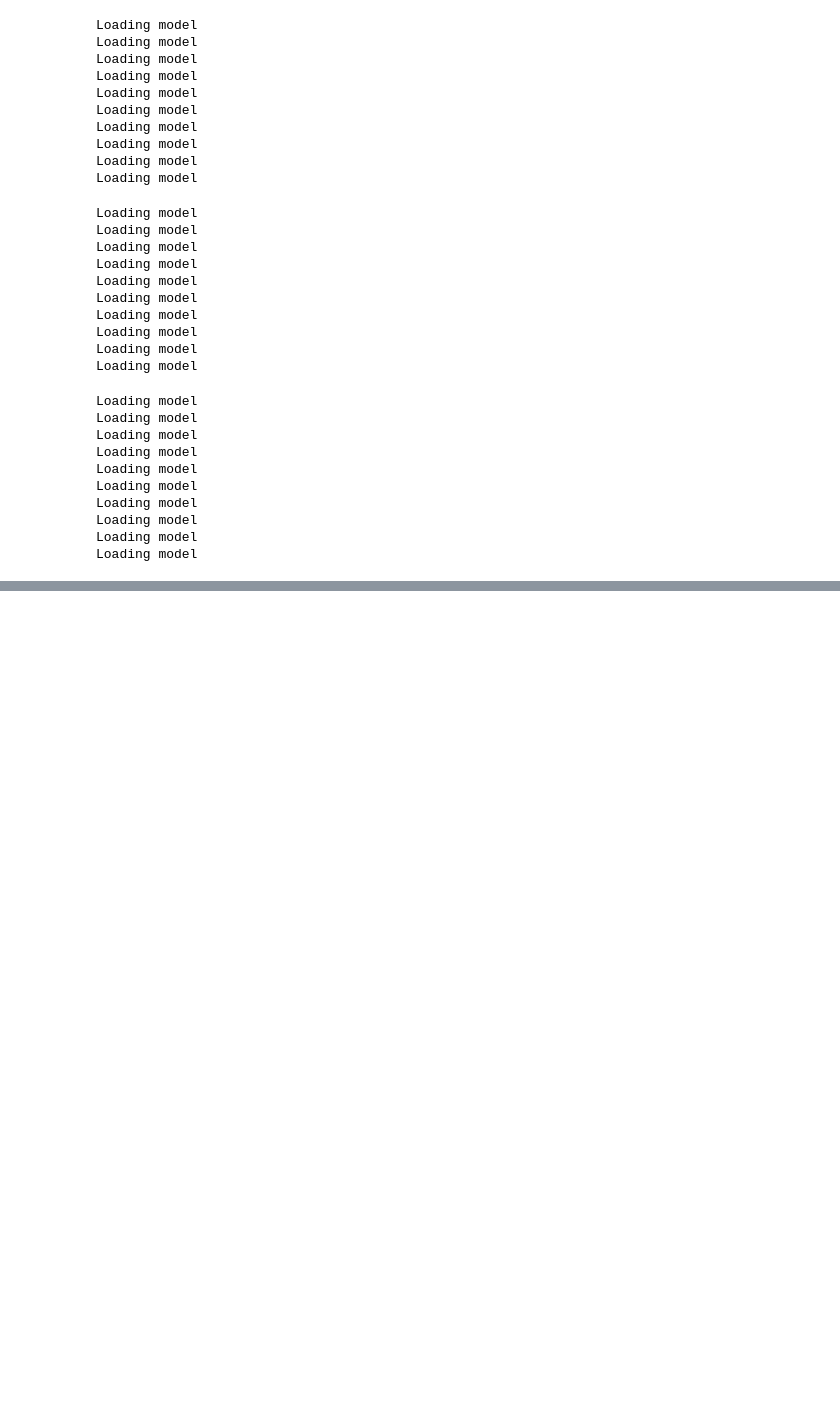
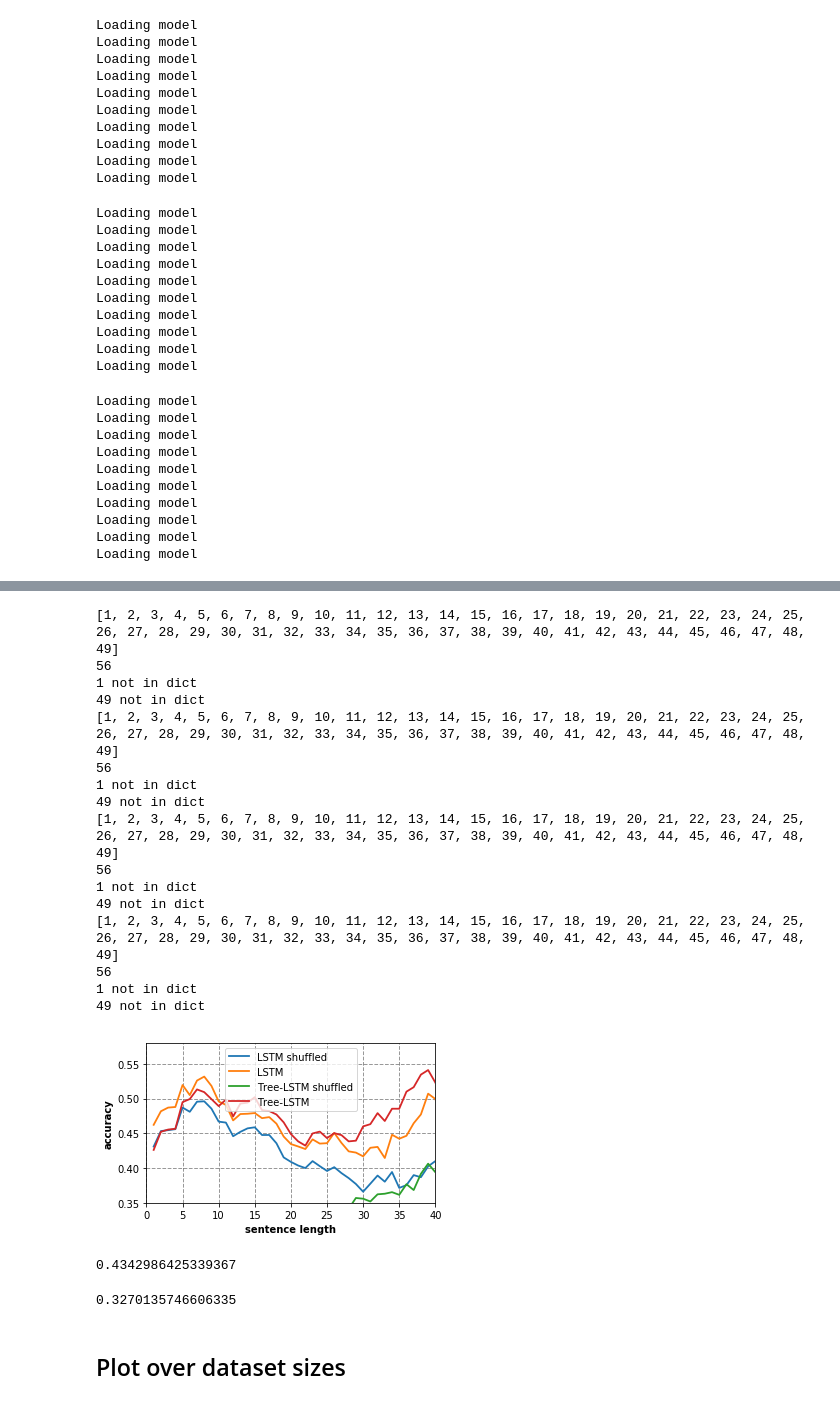
Before and after one commit to phlippe/SentimentClassification_TreeLSTM, a Jupyter notebook: notebooks/Mandatory_models.ipynb, the cells around one changed output, grey strips where cells are left out. Drawn from its saved outputs; the diff is of its cells as text; code cells hidden in the pictures; blank space fills up the shorter version.

```diff
--- a/notebooks/Mandatory_models.ipynb
+++ b/notebooks/Mandatory_models.ipynb
@@ -2345,0 +2548,6 @@ ValueError: keyword grid_dotted is not recognized; valid keywords are ['size', '
+# %%
+lstm_shuffled_preds = list()
+for i in range(10):
+    random.seed(i)
+    lstm_test_preds = get_test_predictions(get_lstm_model(), file_prefix="LSTM_" + str(i).zfill(2), prep_fn=prepare_shuffled_example)
+    lstm_shuffled_preds.append(lstm_test_preds)
@@ -2345,0 +2565,6 @@ ValueError: keyword grid_dotted is not recognized; valid keywords are ['size', '
+# %%
+tree_lstm_shuffled_preds = list()
+for i in range(10):
+    random.seed(i)
+    tree_lstm_test_preds = get_test_predictions(get_tree_lstm(), file_prefix="TreeLSTM_" + str(i).zfill(2), batch_fn=get_minibatch, prep_fn=prepare_treelstm_shuffled_minibatch, eval_fn=evaluate)
+    tree_lstm_shuffled_preds.append(tree_lstm_test_preds)
@@ -2345,0 +2582,30 @@ ValueError: keyword grid_dotted is not recognized; valid keywords are ['size', '
+# %%
+plot_acc_over_senlen([get_acc_over_senlen(lstm_shuffled_preds), get_acc_over_senlen(lstm_preds), get_acc_over_senlen(tree_lstm_shuffled_preds), get_acc_over_senlen(tree_lstm_preds)], ["LSTM shuffled", "LSTM", "Tree-LSTM shuffled", "Tree-LSTM"])
+# %% [output]
+[1, 2, 3, 4, 5, 6, 7, 8, 9, 10, 11, 12, 13, 14, 15, 16, 17, 18, 19, 20, 21, 22, 23, 24, 25, 26, 27, 28, 29, 30, 31, 32, 33, 34, 35, 36, 37, 38, 39, 40, 41, 42, 43, 44, 45, 46, 47, 48, 49]
+56
+1 not in dict
+49 not in dict
+[1, 2, 3, 4, 5, 6, 7, 8, 9, 10, 11, 12, 13, 14, 15, 16, 17, 18, 19, 20, 21, 22, 23, 24, 25, 26, 27, 28, 29, 30, 31, 32, 33, 34, 35, 36, 37, 38, 39, 40, 41, 42, 43, 44, 45, 46, 47, 48, 49]
+56
+1 not in dict
+49 not in dict
+[1, 2, 3, 4, 5, 6, 7, 8, 9, 10, 11, 12, 13, 14, 15, 16, 17, 18, 19, 20, 21, 22, 23, 24, 25, 26, 27, 28, 29, 30, 31, 32, 33, 34, 35, 36, 37, 38, 39, 40, 41, 42, 43, 44, 45, 46, 47, 48, 49]
+56
+1 not in dict
+49 not in dict
+[1, 2, 3, 4, 5, 6, 7, 8, 9, 10, 11, 12, 13, 14, 15, 16, 17, 18, 19, 20, 21, 22, 23, 24, 25, 26, 27, 28, 29, 30, 31, 32, 33, 34, 35, 36, 37, 38, 39, 40, 41, 42, 43, 44, 45, 46, 47, 48, 49]
+56
+1 not in dict
+49 not in dict
+[figure, added]
+# %%
+mean([mean([x == d.label for x, d in zip(lstm_shuffled_preds[i], test_data)]) for i in range(len(lstm_shuffled_preds))])
+# %% [output]
+0.4342986425339367
+# %%
+mean([mean([x == d.label for x, d in zip(tree_lstm_shuffled_preds[i], test_data)]) for i in range(len(tree_lstm_shuffled_preds))])
+# %% [output]
+0.3270135746606335
+# %% [markdown]
+## Plot over dataset sizes
```
Also changed, not shown: parts of 47 cells of this notebook.
